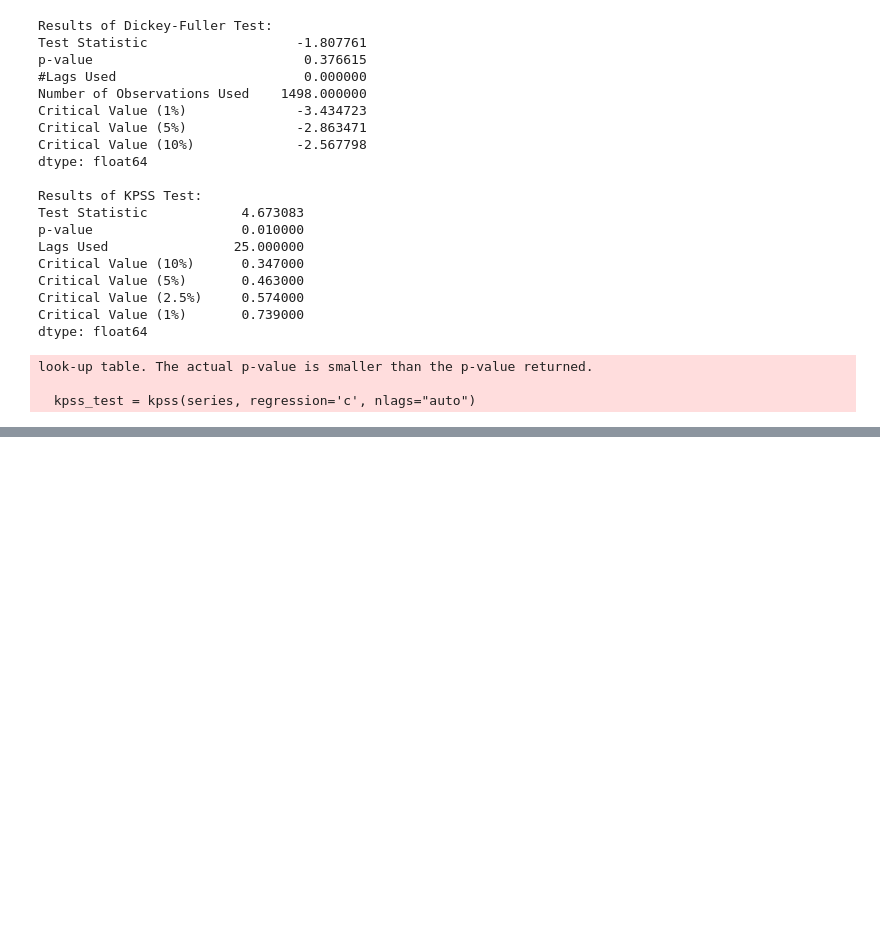
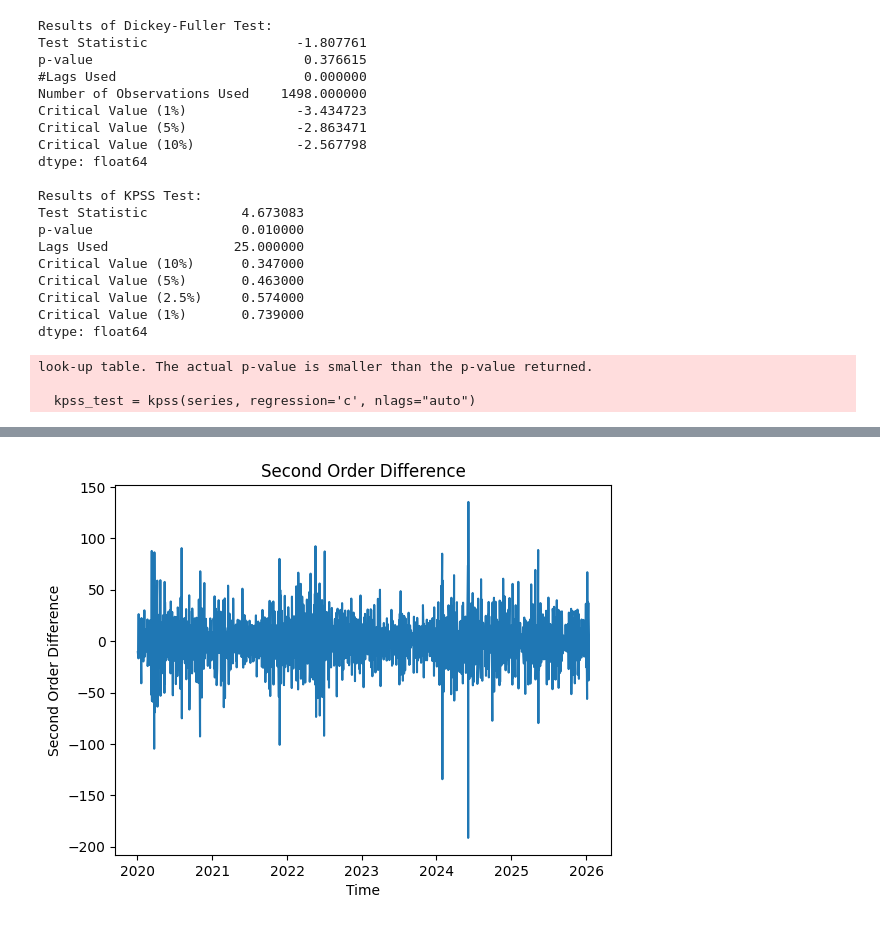
Before and after one commit to sachialgoexpert/timeseries, a Jupyter notebook: src/ipynb/first.ipynb, the cells around one changed output, grey strips where cells are left out. Drawn from its saved outputs; the diff is of its cells as text; code cells hidden in the pictures; blank space fills up the shorter version.

```diff
--- a/src/ipynb/first.ipynb
+++ b/src/ipynb/first.ipynb
@@ -113,0 +164,8 @@ look-up table. The actual p-value is smaller than the p-value returned.
+# %%
+plt.plot(df['Close'].diff().diff())
+plt.title('Second Order Difference')
+plt.xlabel('Time')
+plt.ylabel('Second Order Difference')
+plt.show()
+# %% [output]
+[figure, added]
```
Also changed, not shown: parts of 14 cells of this notebook, 5 other files.
